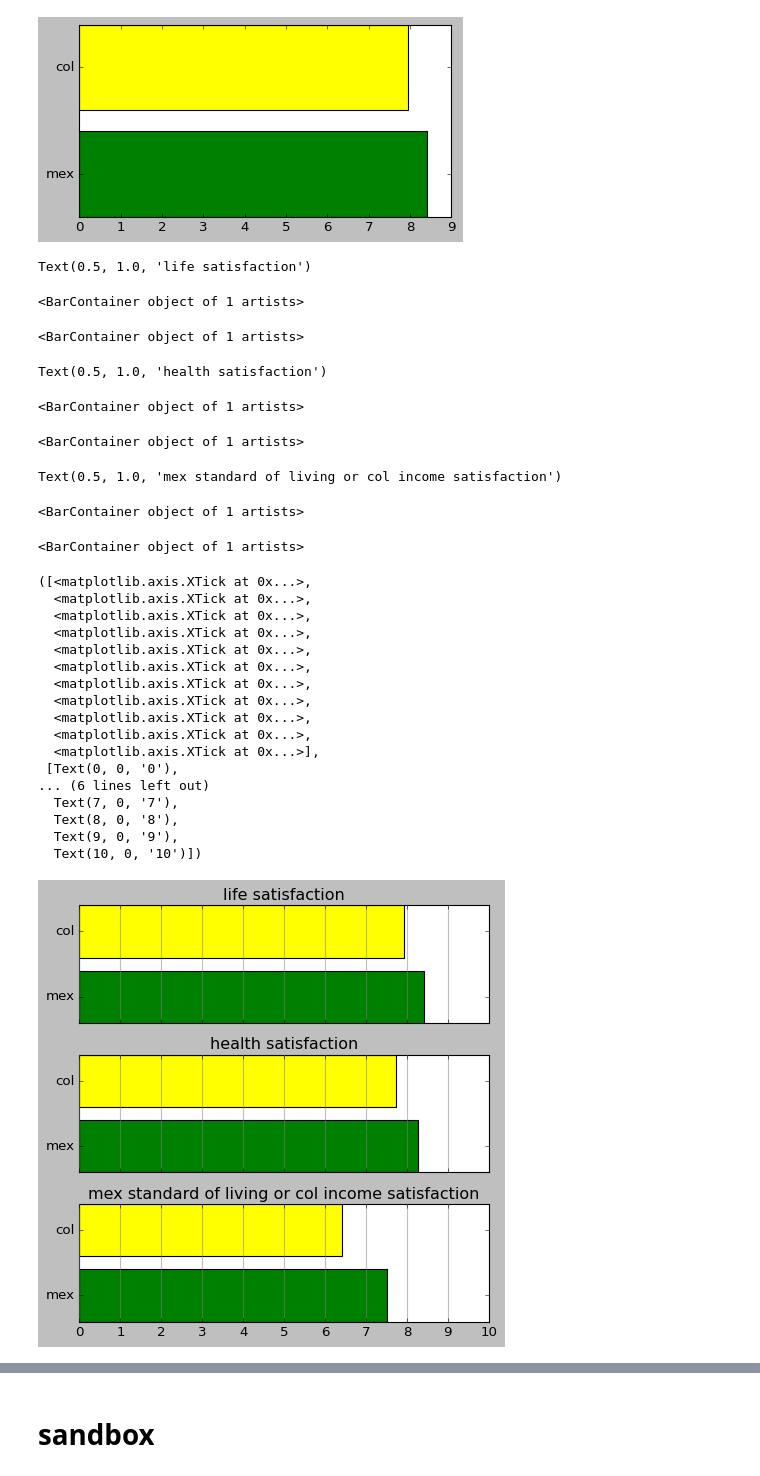
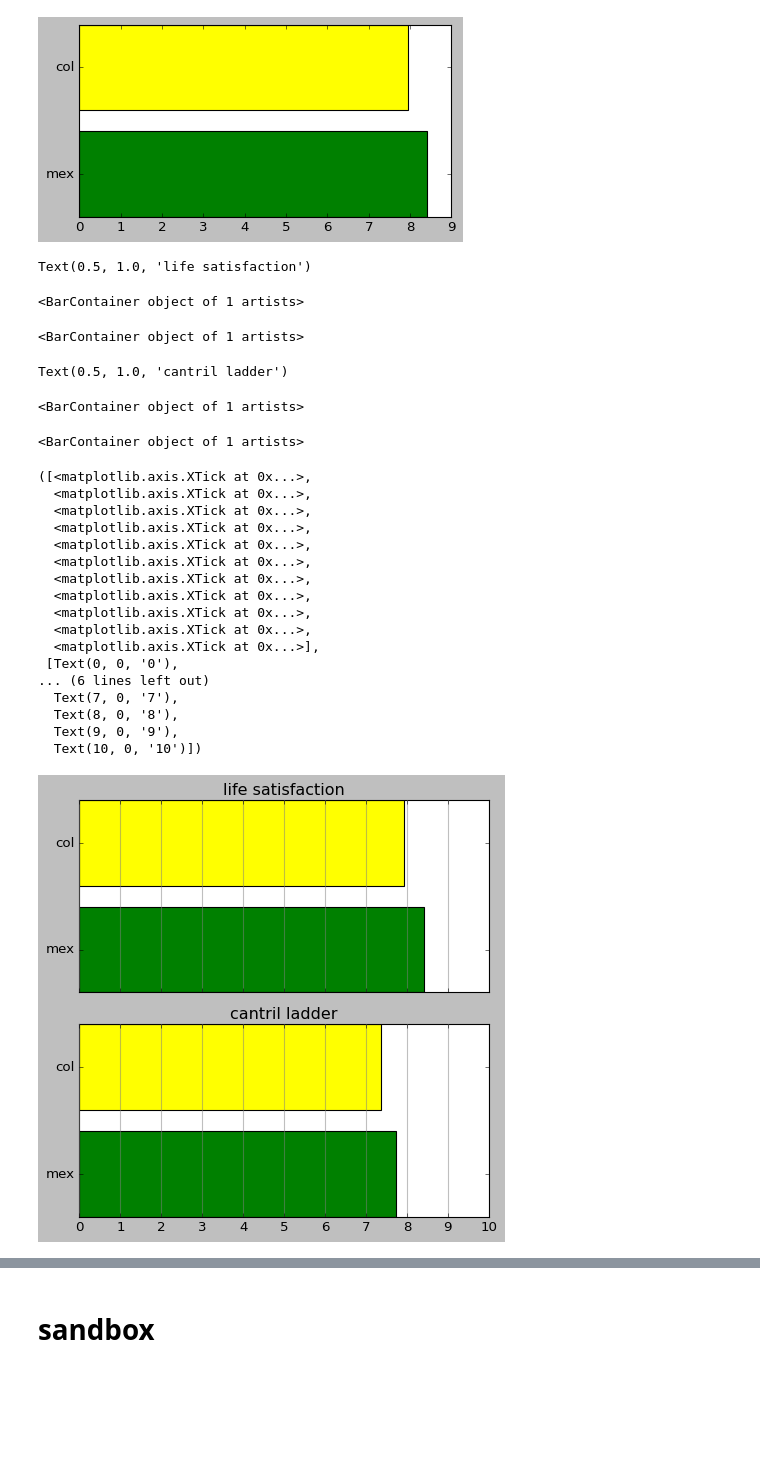
Before and after one commit to theaok/linaColMex, a Jupyter notebook: linaColMex.ipynb, the cells around one changed output, grey strips where cells are left out. Drawn from its saved outputs; the diff is of its cells as text; code cells hidden in the pictures; blank space fills up the shorter version.

```diff
--- a/linaColMex.ipynb
+++ b/linaColMex.ipynb
@@ -862 +862,13 @@ tenbiare.PA3_02.value_counts(dropna=False)
 dtype: int64
+# %%
+#https://www.inegi.org.mx/rnm/index.php/catalog/730/data-dictionary/F20?file_name=TENBIARE
+tenbiare.rename(columns={
+    'PA1': 'life satisfaction',
+    'PA3_01': 'standard of living satisfaction',
+    'PA3_02': 'health satisfaction',
+    'PA3_09': 'free time amount satisfaction',
+    'PA3_11': 'public safety satisfaction',
+    'PA3_12': 'work/activity satisfaction',
+    'PA5':    'cantril ladder'
+    }, inplace=True)
+#tenbiare.columns
@@ -877,14 +898,6 @@ tenbiare['standard of living satisfaction'].value_counts(dropna=False)
 | 0 | 314 |
 | 1 | 215 |
 dtype: int64
-# %%
-#https://www.inegi.org.mx/rnm/index.php/catalog/730/data-dictionary/F20?file_name=TENBIARE
-tenbiare.rename(columns={
-    'PA1': 'life satisfaction',
-    'PA3_01': 'standard of living satisfaction',
-    'PA3_02': 'health satisfaction'
-    }, inplace=True)
-#tenbiare.columns
 # %% [markdown]
 PA2 Y hace un año, ¿qué tan satisfecha(o) se encontraba con su vida?
 # %%
@@ -1019,48 +1043,41 @@ ax.barh('col',chaComHog['life satisfaction'].mean(),color='yellow')
 # %%
 #later for common vars can loop like in https://colab.research.google.com/github/theaok/vis/blob/main/all.ipynb#scrollTo=qIvZmtKSUfIe&line=1&uniqifier=1
 #but here some vars are different
-fig, axs = plt.subplots(3, 1, sharex=True, tight_layout=True, figsize = (6, 6))
+fig, axs = plt.subplots(2, 1, sharex=True, tight_layout=True, figsize = (6, 6))
 
 axs[0].set_title('life satisfaction')
 axs[0].barh('mex',tenbiare['life satisfaction'].mean(),color='green')
 axs[0].barh('col',chaComHog['life satisfaction'].mean(),color='yellow')
 
-axs[1].set_title('health satisfaction')
-axs[1].barh('mex',tenbiare['health satisfaction'].mean(),color='green')
-axs[1].barh('col',chaComHog['health satisfaction'].mean(),color='yellow')
-
-axs[2].set_title('mex standard of living or col income satisfaction')
-axs[2].barh('mex',tenbiare['standard of living satisfaction'].mean(),color='green')
-axs[2].barh('col',chaComHog['income satisfaction'].mean(),color='yellow')
+axs[1].set_title('cantril ladder')
+axs[1].barh('mex',tenbiare['cantril ladder'].mean(),color='green')
+axs[1].barh('col',chaComHog['cantril ladder'].mean(),color='yellow')
 
 plt.xticks(np.arange(0, 11, 1))
-for i in range(0,3):
+for i in range(0,2):
   axs[i].grid(axis='x' , color ='grey', linestyle ='-', linewidth = 1,alpha = 0.5);
 # %% [output]
 Text(0.5, 1.0, 'life satisfaction')
 <BarContainer object of 1 artists>
 <BarContainer object of 1 artists>
-Text(0.5, 1.0, 'health satisfaction')
+Text(0.5, 1.0, 'cantril ladder')
 <BarContainer object of 1 artists>
 <BarContainer object of 1 artists>
-Text(0.5, 1.0, 'mex standard of living or col income satisfaction')
+([<matplotlib.axis.XTick at 0x...>,
+  <matplotlib.axis.XTick at 0x...>,
+  <matplotlib.axis.XTick at 0x...>,
+  <matplotlib.axis.XTick at 0x...>,
+  <matplotlib.axis.XTick at 0x...>,
+  <matplotlib.axis.XTick at 0x...>,
+  <matplotlib.axis.XTick at 0x...>,
+  <matplotlib.axis.XTick at 0x...>,
+  <matplotlib.axis.XTick at 0x...>,
+  <matplotlib.axis.XTick at 0x...>,
+  <matplotlib.axis.XTick at 0x...>],
+ [Text(0, 0, '0'),
+... (6 lines left out)
+  Text(7, 0, '7'),
+  Text(8, 0, '8'),
+  Text(9, 0, '9'),
+  Text(10, 0, '10')])
-<BarContainer object of 1 artists>
-<BarContainer object of 1 artists>
-([<matplotlib.axis.XTick at 0x...>,
-  <matplotlib.axis.XTick at 0x...>,
-  <matplotlib.axis.XTick at 0x...>,
-  <matplotlib.axis.XTick at 0x...>,
-  <matplotlib.axis.XTick at 0x...>,
-  <matplotlib.axis.XTick at 0x...>,
-  <matplotlib.axis.XTick at 0x...>,
-  <matplotlib.axis.XTick at 0x...>,
-  <matplotlib.axis.XTick at 0x...>,
-  <matplotlib.axis.XTick at 0x...>,
-  <matplotlib.axis.XTick at 0x...>],
- [Text(0, 0, '0'),
-... (6 lines left out)
-  Text(7, 0, '7'),
-  Text(8, 0, '8'),
-  Text(9, 0, '9'),
-  Text(10, 0, '10')])
-[figure, old version]
+[figure, new version]
```
Also changed, not shown: parts of 11 cells of this notebook.
